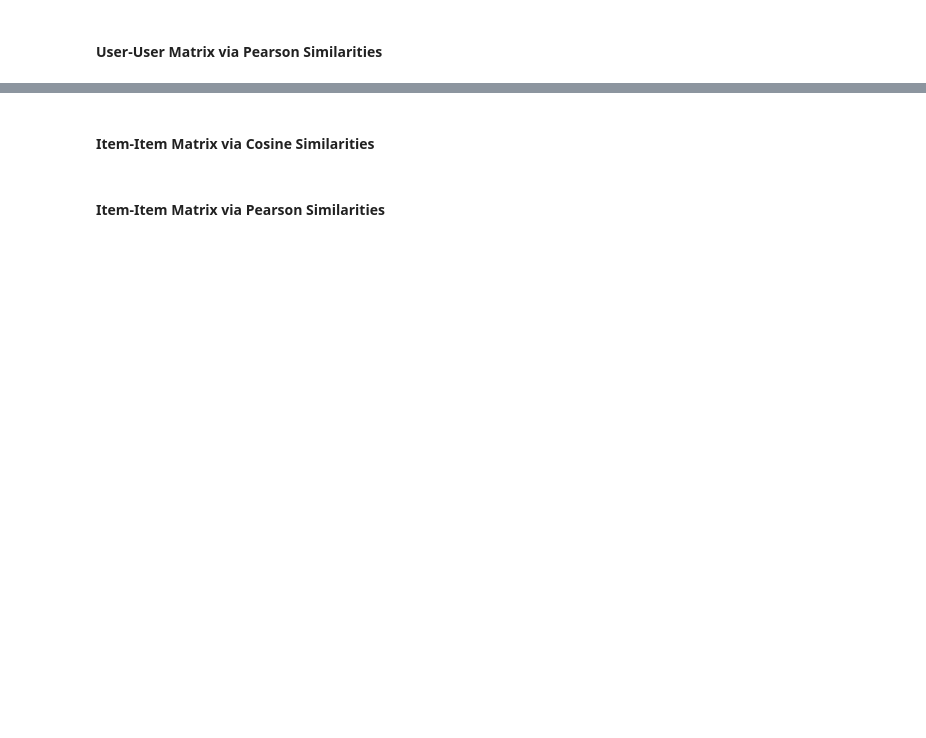
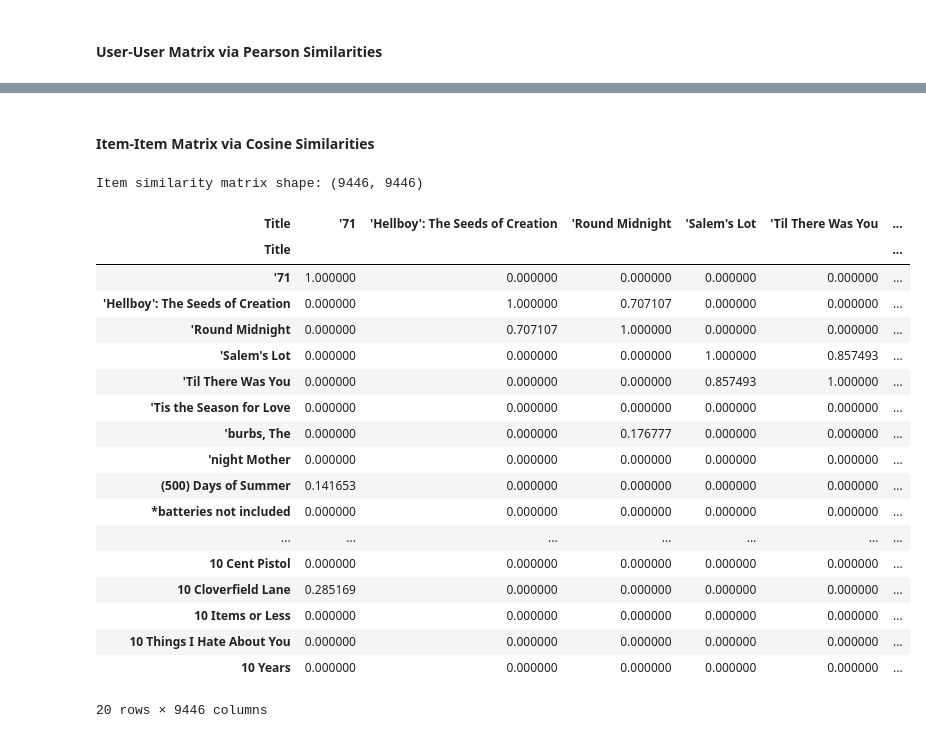
Before and after one commit to juanbucz/FullStackAcademyAICourse, a Jupyter notebook: Incremental Capstones/Capstone 8/Incremental Capstone 8 - Movies - Recommendation Systems.ipynb, the cells around one changed output, grey strips where cells are left out. Saved outputs shown, nothing was run; the diff lists cells and outputs as text; code cells hidden in the pictures; blank space fills up the shorter version.

```diff
--- a/Incremental Capstones/Capstone 8/Incremental Capstone 8 - Movies - Recommendation Systems.ipynb
+++ b/Incremental Capstones/Capstone 8/Incremental Capstone 8 - Movies - Recommendation Systems.ipynb
@@ -1076,16 +1120,35 @@ Predicted Pearson Movie Ratings for MovieId: 32 MovieTitle: Twelve Monkeys (a.k.
 ===============================================================================
-# %% [markdown]
-#### **Item-Item Matrix via Cosine Similarities** ####
+# %% [markdown]
+#### **Item-Item Matrix via Cosine Similarities** ####
 # %%
 # Cosine Similarity
-# itemSimilarity = cosine_similarity(df_UserItemMatrix.T)
-# df_ItemSimilarity = pd.DataFrame(
-#                                     itemSimilarity,
-#                                     index=df_UserItemMatrix.columns,
-#                                     columns=df_UserItemMatrix.columns
-#                                 )
+itemSimilarity = cosine_similarity(df_UserItemMatrix.T)
+df_ItemCosineSimilarity = pd.DataFrame(
+                                    itemSimilarity,
+                                    index=df_UserItemMatrix.columns,
+                                    columns=df_UserItemMatrix.columns
+                                )
 
-# print('Item similarity matrix shape:', df_ItemSimilarity.shape)
-# df_ItemSimilarity.head()
+print('Item similarity matrix shape:', df_ItemCosineSimilarity.shape)
+df_ItemCosineSimilarity.head(20)
+# %% [output]
+Item similarity matrix shape: (9446, 9446)
+| Title | '71 | 'Hellboy': The Seeds of Creation | 'Round Midnight | 'Salem's Lot | 'Til There Was You | ... |
+| Title |  |  |  |  |  | ... |
+| '71 | 1.000000 | 0.000000 | 0.000000 | 0.000000 | 0.000000 | ... |
+| 'Hellboy': The Seeds of Creation | 0.000000 | 1.000000 | 0.707107 | 0.000000 | 0.000000 | ... |
+| 'Round Midnight | 0.000000 | 0.707107 | 1.000000 | 0.000000 | 0.000000 | ... |
+| 'Salem's Lot | 0.000000 | 0.000000 | 0.000000 | 1.000000 | 0.857493 | ... |
+| 'Til There Was You | 0.000000 | 0.000000 | 0.000000 | 0.857493 | 1.000000 | ... |
+| 'Tis the Season for Love | 0.000000 | 0.000000 | 0.000000 | 0.000000 | 0.000000 | ... |
+| 'burbs, The | 0.000000 | 0.000000 | 0.176777 | 0.000000 | 0.000000 | ... |
+| 'night Mother | 0.000000 | 0.000000 | 0.000000 | 0.000000 | 0.000000 | ... |
+| (500) Days of Summer | 0.141653 | 0.000000 | 0.000000 | 0.000000 | 0.000000 | ... |
+| *batteries not included | 0.000000 | 0.000000 | 0.000000 | 0.000000 | 0.000000 | ... |
+| ... | ... | ... | ... | ... | ... | ... |
+| 10 Cent Pistol | 0.000000 | 0.000000 | 0.000000 | 0.000000 | 0.000000 | ... |
+| 10 Cloverfield Lane | 0.285169 | 0.000000 | 0.000000 | 0.000000 | 0.000000 | ... |
+| 10 Items or Less | 0.000000 | 0.000000 | 0.000000 | 0.000000 | 0.000000 | ... |
+| 10 Things I Hate About You | 0.000000 | 0.000000 | 0.000000 | 0.000000 | 0.000000 | ... |
+| 10 Years | 0.000000 | 0.000000 | 0.000000 | 0.000000 | 0.000000 | ... |
+20 rows × 9446 columns
-# %% [markdown]
-#### **Item-Item Matrix via Pearson Similarities** ####
```
Also changed, not shown: parts of 20 cells of this notebook.
